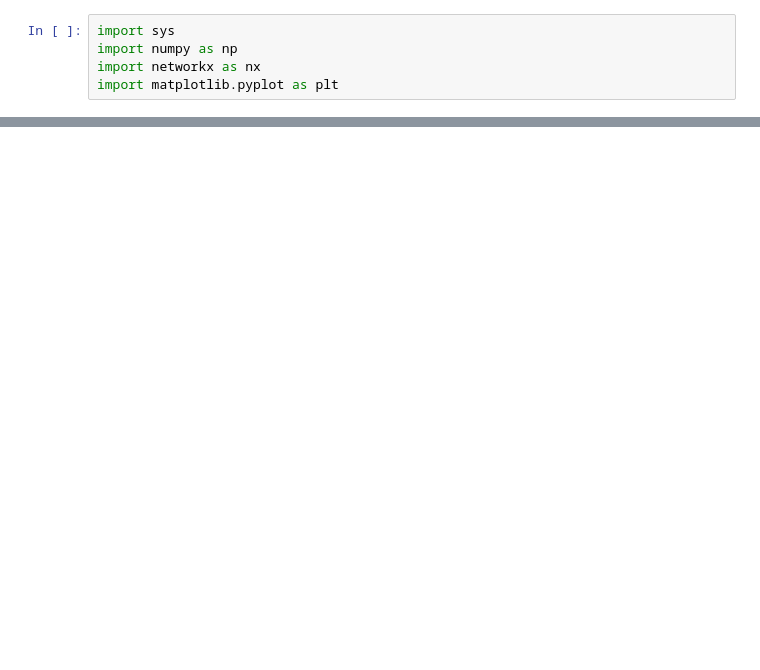
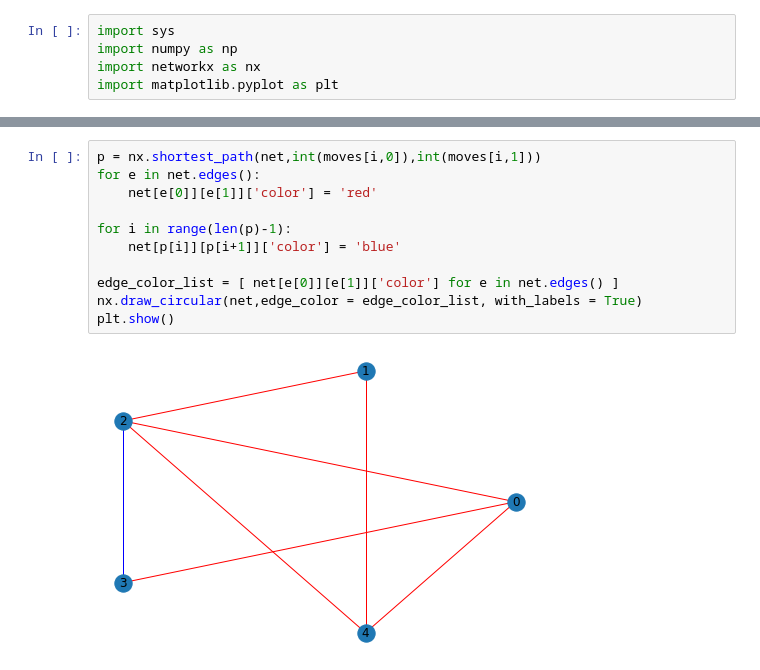
Before and after one commit to agustinsilva447/QuantumComputing, a Jupyter notebook: Qikit-quantum-game-theory/Routing_problem_model.ipynb, the cells around one changed output, grey strips where cells are left out. Saved outputs shown, nothing was run; the diff lists cells and outputs as text; blank space fills up the shorter version.

```diff
--- a/Qikit-quantum-game-theory/Routing_problem_model.ipynb
+++ b/Qikit-quantum-game-theory/Routing_problem_model.ipynb
@@ -86,0 +104,13 @@ print(np.array(distance))
+# %%
+p = nx.shortest_path(net,int(moves[i,0]),int(moves[i,1]))
+for e in net.edges():
+    net[e[0]][e[1]]['color'] = 'red'
+
+for i in range(len(p)-1):
+    net[p[i]][p[i+1]]['color'] = 'blue'
+
+edge_color_list = [ net[e[0]][e[1]]['color'] for e in net.edges() ]
+nx.draw_circular(net,edge_color = edge_color_list, with_labels = True)
+plt.show()
+# %% [output]
+[figure, added]
```
Also changed, not shown: parts of 4 cells of this notebook.
